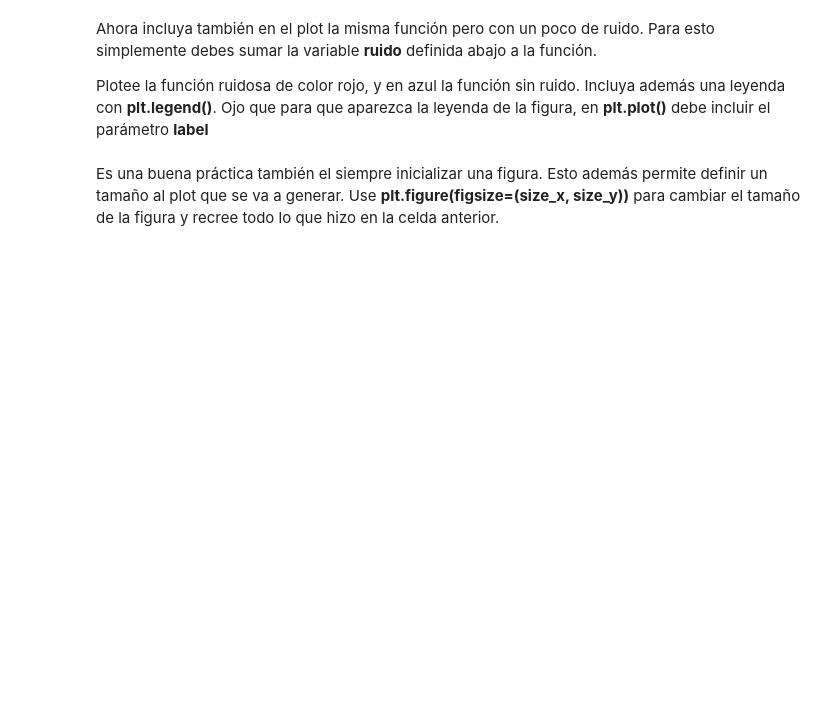
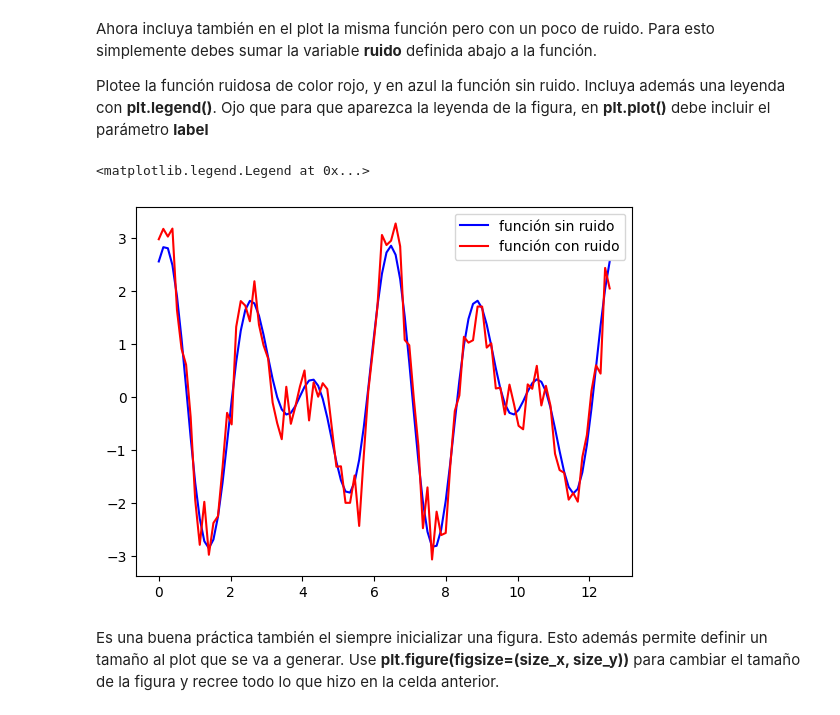
Before and after one commit to gustavocardoza/Tarea-1, a Jupyter notebook: Tarea_1.ipynb, the cells around one changed output. Drawn from its saved outputs; the diff is of its cells as text; code cells hidden in the pictures; blank space fills up the shorter version.

```diff
--- a/Tarea_1.ipynb
+++ b/Tarea_1.ipynb
@@ -231,10 +383,19 @@ Plotee la función ruidosa de color rojo, y en azul la función sin ruido. Inclu
 # %%
 np.random.seed(19680801) # por ahora ignorar esto
 ruido = 0.4*np.random.randn(len(x_values))
 
 # Línea para plotear función sin ruido
 
+plt.plot(x_values, f(x_values), color = 'blue', label = 'función sin ruido')
 
 # Línea para plotear función con ruido
+
+plt.plot(x_values, f(x_values) + ruido, color = 'red', label = 'función con ruido')
+
+# Leyenda
+plt.legend()
+# %% [output]
+<matplotlib.legend.Legend at 0x...>
+[figure, added]
 # %% [markdown]
 Es una buena práctica también el siempre inicializar una figura. Esto además permite definir un tamaño al plot que se va a generar. Use **plt.figure(figsize=(size_x, size_y))** para cambiar el tamaño de la figura y recree todo lo que hizo en la celda anterior.
```
Also changed, not shown: parts of 36 cells of this notebook.
